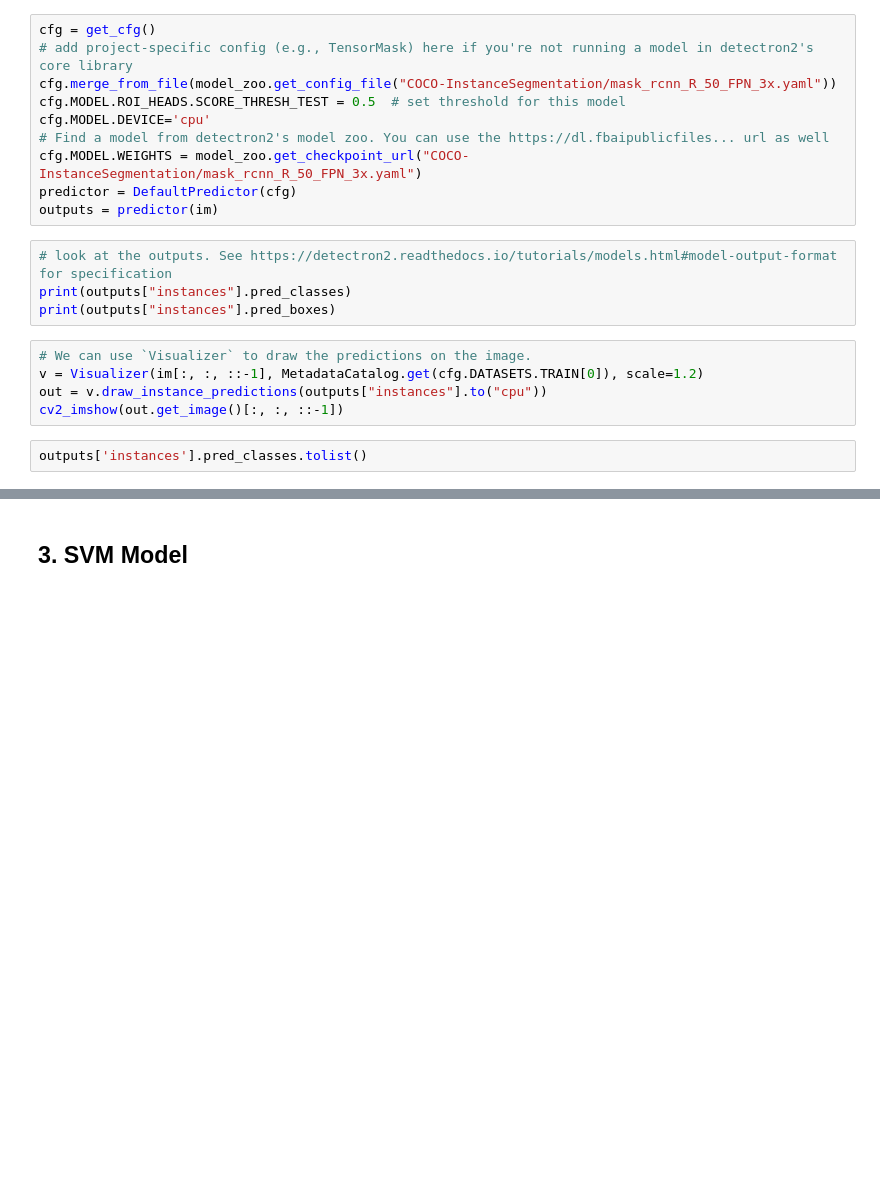
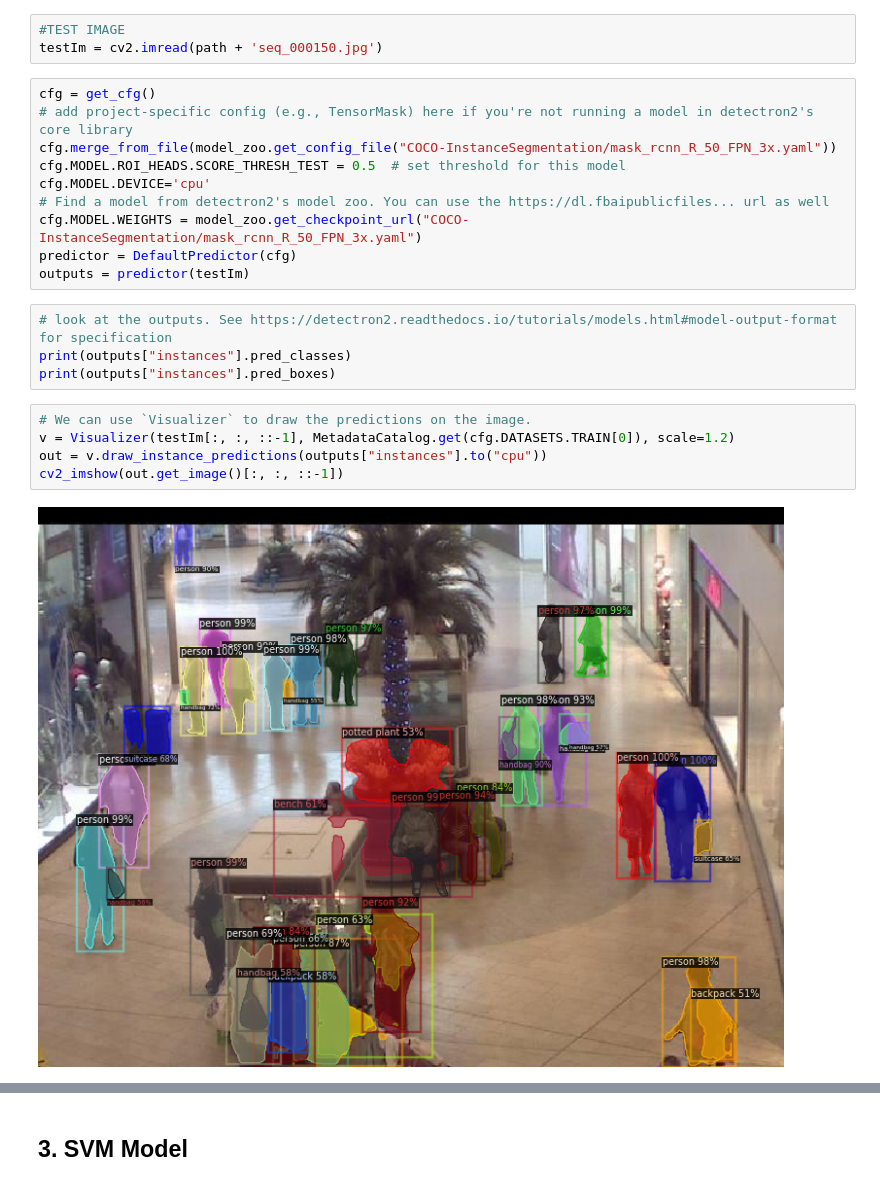
Before and after one commit to du-hr/CrowdCounter, a Jupyter notebook: Crowd_Counter.ipynb, the cells around one changed output, grey strips where cells are left out. Saved outputs shown, nothing was run; the diff lists cells and outputs as text; blank space fills up the shorter version.

```diff
--- a/Crowd_Counter.ipynb
+++ b/Crowd_Counter.ipynb
@@ -106,3 +108,6 @@ cv2_imshow(im)
+# %%
+#TEST IMAGE
+testIm = cv2.imread(path + 'seq_000150.jpg')
 # %%
 cfg = get_cfg()
 # add project-specific config (e.g., TensorMask) here if you're not running a model in detectron2's core library
@@ -112,15 +117,15 @@ cfg.MODEL.DEVICE='cpu'
 # Find a model from detectron2's model zoo. You can use the https://dl.fbaipublicfiles... url as well
 cfg.MODEL.WEIGHTS = model_zoo.get_checkpoint_url("COCO-InstanceSegmentation/mask_rcnn_R_50_FPN_3x.yaml")
 predictor = DefaultPredictor(cfg)
-outputs = predictor(im)
+outputs = predictor(testIm)
 # %%
 # look at the outputs. See https://detectron2.readthedocs.io/tutorials/models.html#model-output-format for specification
 print(outputs["instances"].pred_classes)
 print(outputs["instances"].pred_boxes)
 # %%
 # We can use `Visualizer` to draw the predictions on the image.
-v = Visualizer(im[:, :, ::-1], MetadataCatalog.get(cfg.DATASETS.TRAIN[0]), scale=1.2)
+v = Visualizer(testIm[:, :, ::-1], MetadataCatalog.get(cfg.DATASETS.TRAIN[0]), scale=1.2)
 out = v.draw_instance_predictions(outputs["instances"].to("cpu"))
 cv2_imshow(out.get_image()[:, :, ::-1])
+# %% [output]
+[figure, added]
-# %%
-outputs['instances'].pred_classes.tolist()
```
Also changed, not shown: parts of 6 cells of this notebook.
